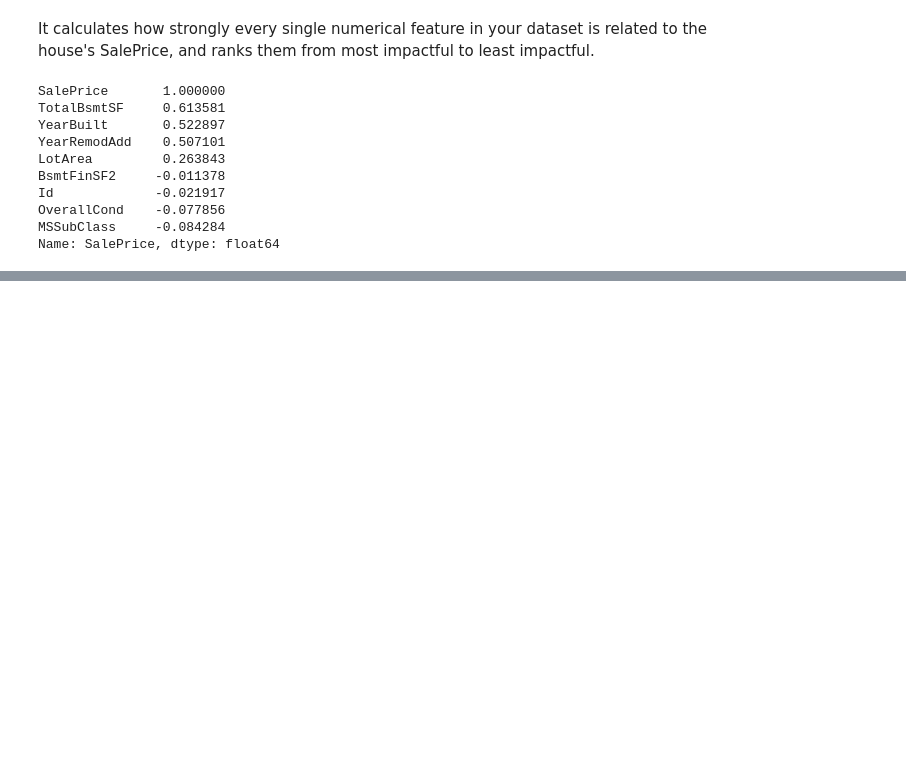
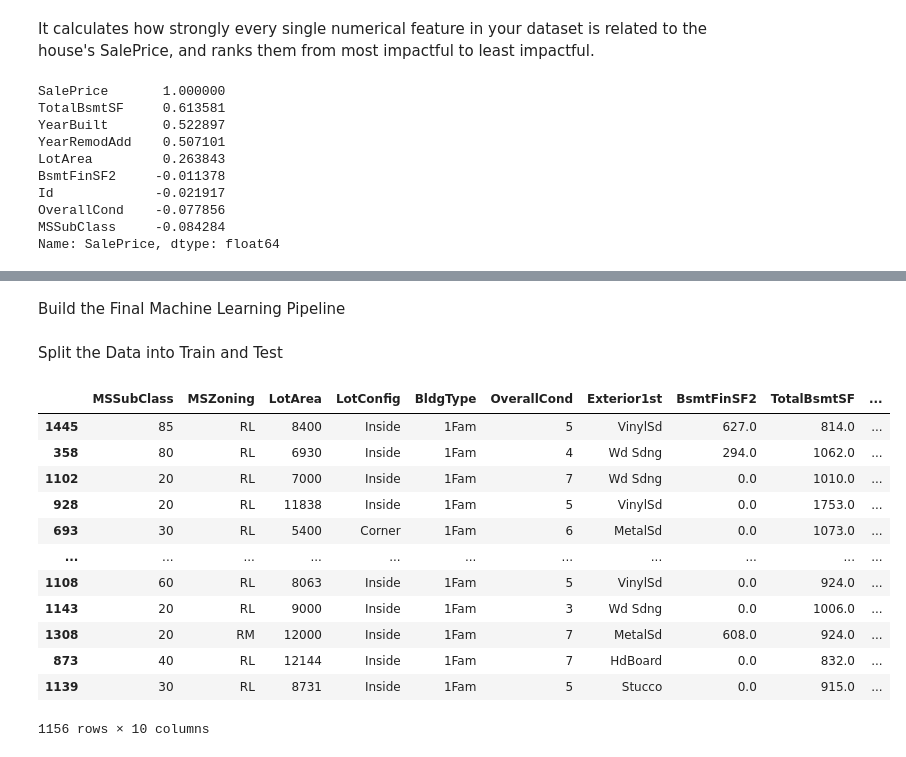
Before and after one commit to KARTHIKAKRISHNA123/dwello, a Jupyter notebook: House_Price_Predictor.ipynb, the cells around one changed output, grey strips where cells are left out. Saved outputs shown, nothing was run; the diff lists cells and outputs as text; code cells hidden in the pictures; blank space fills up the shorter version.

```diff
--- a/House_Price_Predictor.ipynb
+++ b/House_Price_Predictor.ipynb
@@ -140,0 +161,5 @@ df.dropna(subset=["SalePrice"], inplace=True)
+# %%
+X = df.drop(columns=["Id", "SalePrice"])
+# IMPROVEMENT 3: Log-Transform the Target Variable (SalePrice)
+# This makes the heavily skewed house prices look more like a normal bell curve!
+Y = df["SalePrice"]
@@ -140,0 +175,3 @@ df.dropna(subset=["SalePrice"], inplace=True)
+# %%
+# Cast MSSubClass to string
+X['MSSubClass'] = X['MSSubClass'].astype(str)
@@ -140,0 +189,2 @@ df.dropna(subset=["SalePrice"], inplace=True)
+# %%
+X["MSSubClass"] = X["MSSubClass"].astype(str)
@@ -140,0 +220,2 @@ df.dropna(subset=["SalePrice"], inplace=True)
+# %% [markdown]
+Build the Final Machine Learning Pipeline
@@ -140,0 +227,2 @@ df.dropna(subset=["SalePrice"], inplace=True)
+# %% [markdown]
+Split the Data into Train and Test
@@ -140,0 +231,16 @@ df.dropna(subset=["SalePrice"], inplace=True)
+# %%
+X_train
+# %% [output]
+|  | MSSubClass | MSZoning | LotArea | LotConfig | BldgType | OverallCond | Exterior1st | BsmtFinSF2 | TotalBsmtSF | ... |
+| 1445 | 85 | RL | 8400 | Inside | 1Fam | 5 | VinylSd | 627.0 | 814.0 | ... |
+| 358 | 80 | RL | 6930 | Inside | 1Fam | 4 | Wd Sdng | 294.0 | 1062.0 | ... |
+| 1102 | 20 | RL | 7000 | Inside | 1Fam | 7 | Wd Sdng | 0.0 | 1010.0 | ... |
+| 928 | 20 | RL | 11838 | Inside | 1Fam | 5 | VinylSd | 0.0 | 1753.0 | ... |
+| 693 | 30 | RL | 5400 | Corner | 1Fam | 6 | MetalSd | 0.0 | 1073.0 | ... |
+| ... | ... | ... | ... | ... | ... | ... | ... | ... | ... | ... |
+| 1108 | 60 | RL | 8063 | Inside | 1Fam | 5 | VinylSd | 0.0 | 924.0 | ... |
+| 1143 | 20 | RL | 9000 | Inside | 1Fam | 3 | Wd Sdng | 0.0 | 1006.0 | ... |
+| 1308 | 20 | RM | 12000 | Inside | 1Fam | 7 | MetalSd | 608.0 | 924.0 | ... |
+| 873 | 40 | RL | 12144 | Inside | 1Fam | 7 | HdBoard | 0.0 | 832.0 | ... |
+| 1139 | 30 | RL | 8731 | Inside | 1Fam | 5 | Stucco | 0.0 | 915.0 | ... |
+1156 rows × 10 columns
```
Also changed, not shown: parts of 46 cells of this notebook, 2 other files.
